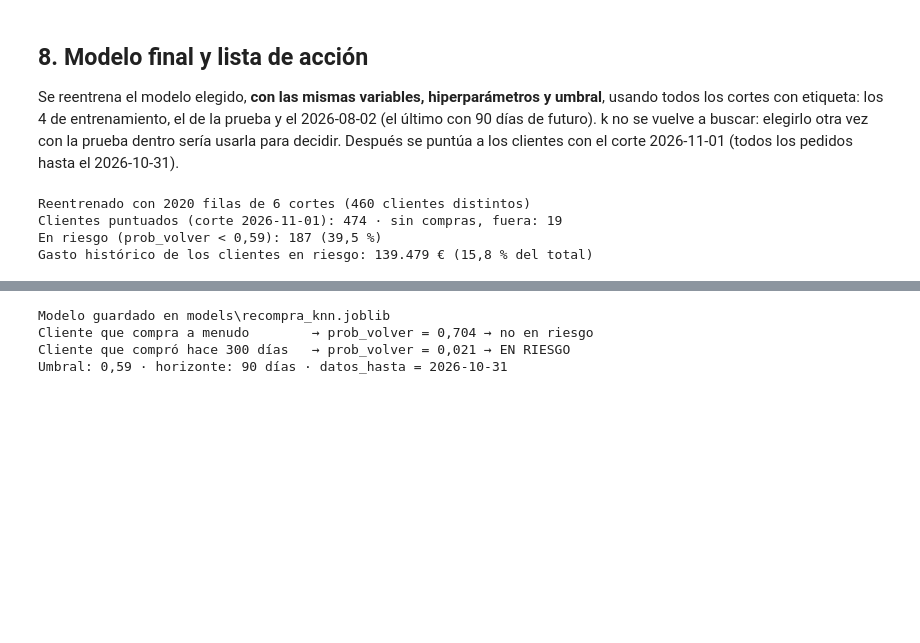
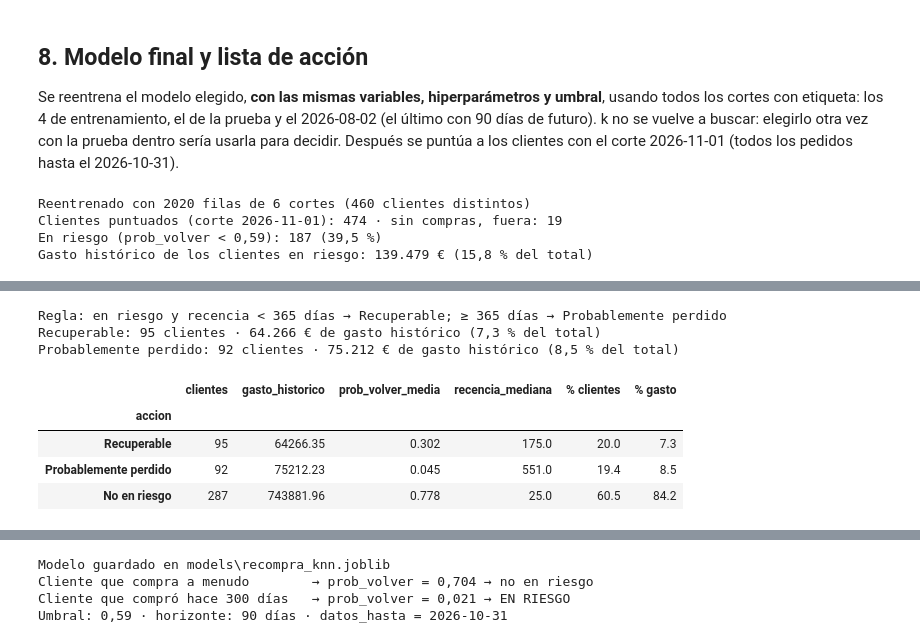
Before and after one commit to ivangarciajimenez06-blip/tienda-analytics, a Jupyter notebook: notebooks/05_recompra.ipynb, the cells around one changed output, grey strips where cells are left out. Cells and saved outputs as stored; diff of their text form; code cells hidden in the pictures; blank space fills up the shorter version.

```diff
--- a/notebooks/05_recompra.ipynb
+++ b/notebooks/05_recompra.ipynb
@@ -814 +834,34 @@ Gasto histórico de los clientes en riesgo: 139.479 € (15,8 % del total)
+# %%
+RECENCIA_PERDIDO = 365   # días sin comprar a partir de los cuales un cliente en riesgo se da por perdido
+
+
+def accion(fila):
+    """Regla de negocio fija: qué hacer con cada cliente."""
+    if fila["en_riesgo"] == 0:
+        return "No en riesgo"
+    return "Recuperable" if fila["recencia_dias"] < RECENCIA_PERDIDO else "Probablemente perdido"
+
+
+actual["accion"] = actual.apply(accion, axis=1)
+grupos_accion = (actual.groupby("accion")
+                 .agg(clientes=("id_cliente", "size"), gasto_historico=("monetario", "sum"),
+                      prob_volver_media=("prob_volver", "mean"), recencia_mediana=("recencia_dias", "median"))
+                 .reindex(["Recuperable", "Probablemente perdido", "No en riesgo"]))
+grupos_accion["% clientes"] = (100 * grupos_accion["clientes"] / len(actual)).round(1)
+grupos_accion["% gasto"] = (100 * grupos_accion["gasto_historico"] / actual["monetario"].sum()).round(1)
+assert grupos_accion.loc[["Recuperable", "Probablemente perdido"], "clientes"].sum() == actual["en_riesgo"].sum()
+print(f"Regla: en riesgo y recencia < {RECENCIA_PERDIDO} días → Recuperable; ≥ {RECENCIA_PERDIDO} días → Probablemente perdido")
+for g in ["Recuperable", "Probablemente perdido"]:
+    print(f"{g}: {grupos_accion.loc[g, 'clientes']} clientes · {euros(grupos_accion.loc[g, 'gasto_historico'])} "
+          f"de gasto histórico ({num(grupos_accion.loc[g, '% gasto'], 1)} % del total)")
+grupos_accion.round(3)
+# %% [output]
+Regla: en riesgo y recencia < 365 días → Recuperable; ≥ 365 días → Probablemente perdido
+Recuperable: 95 clientes · 64.266 € de gasto histórico (7,3 % del total)
+Probablemente perdido: 92 clientes · 75.212 € de gasto histórico (8,5 % del total)
+|  | clientes | gasto_historico | prob_volver_media | recencia_mediana | % clientes | % gasto |
+| accion |  |  |  |  |  |  |
+| Recuperable | 95 | 64266.35 | 0.302 | 175.0 | 20.0 | 7.3 |
+| Probablemente perdido | 92 | 75212.23 | 0.045 | 551.0 | 19.4 | 8.5 |
+| No en riesgo | 287 | 743881.96 | 0.778 | 25.0 | 60.5 | 84.2 |
 # %%
```
Also changed, not shown: parts of 5 cells of this notebook.
